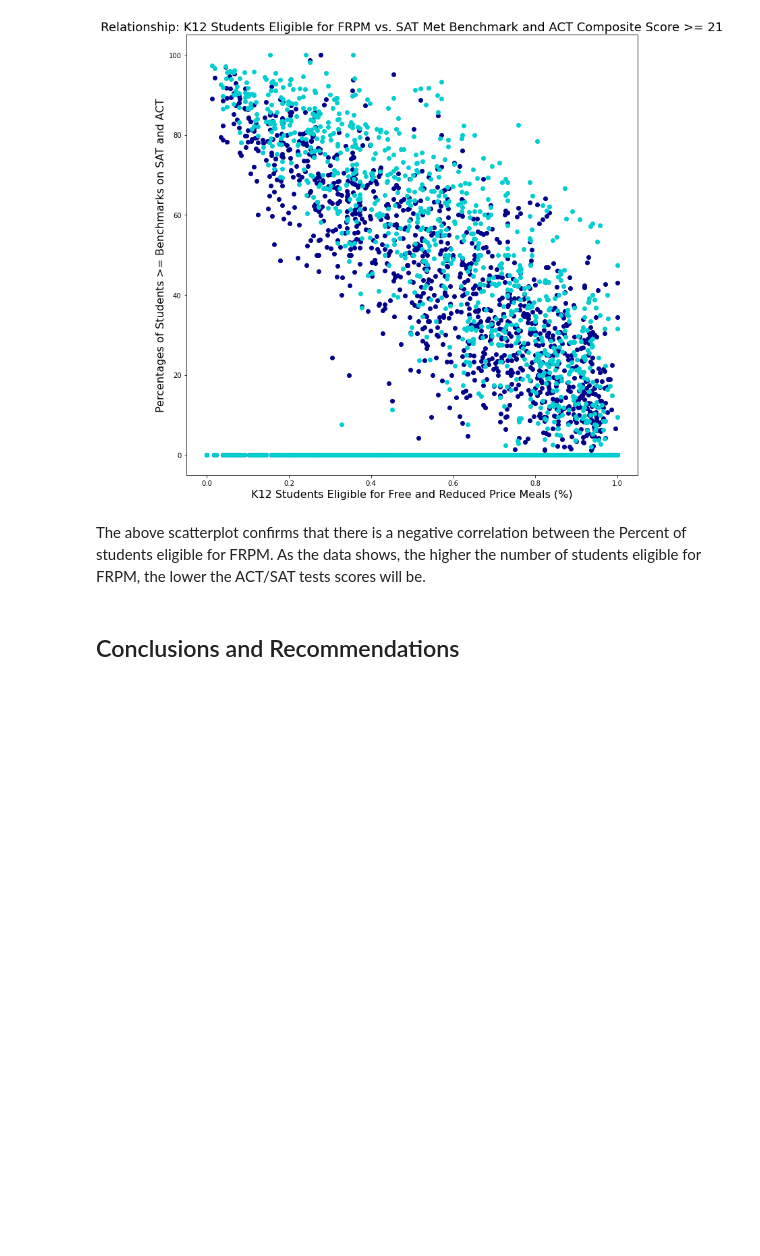
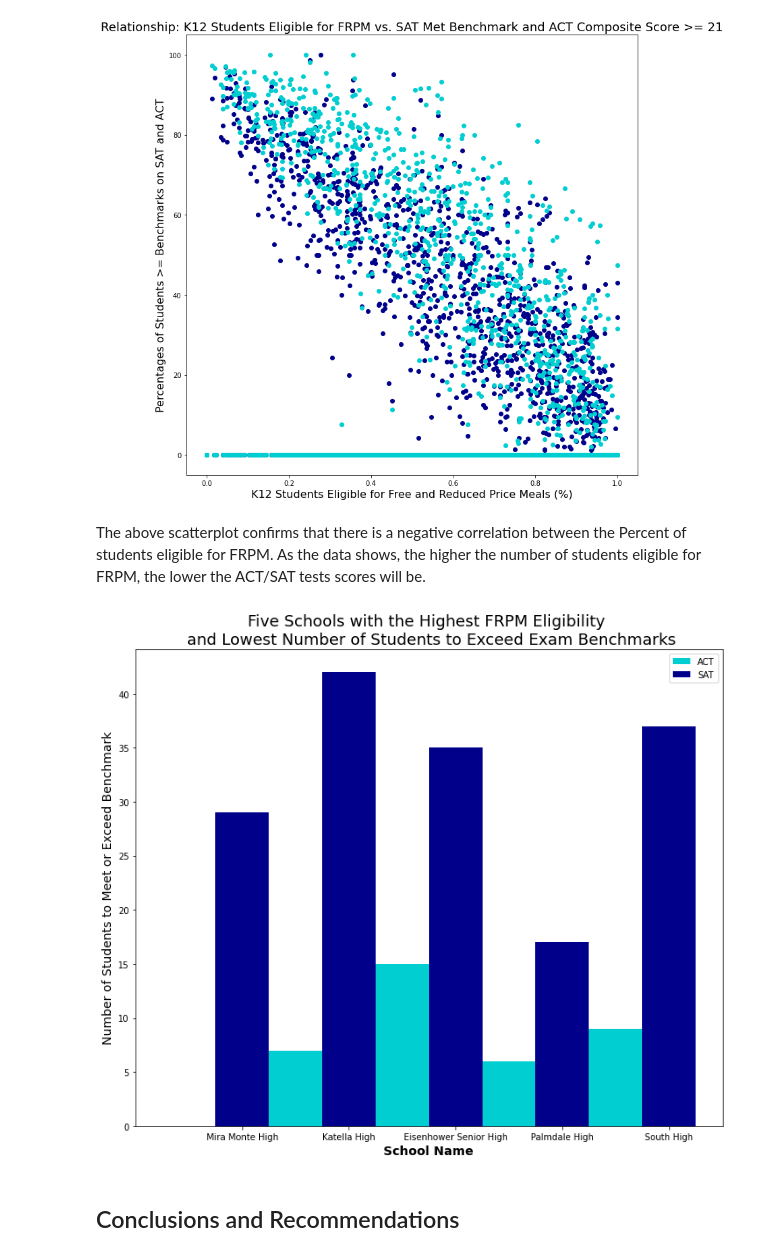
Before and after one commit to brandiehatch/project-1, a Jupyter notebook: hatch_frpm_sat_act_ca_2022.ipynb, the cells around one changed output. Cells and saved outputs as stored; diff of their text form; code cells hidden in the pictures; blank space fills up the shorter version.

```diff
--- a/hatch_frpm_sat_act_ca_2022.ipynb
+++ b/hatch_frpm_sat_act_ca_2022.ipynb
@@ -819,0 +845,3 @@ ACT 0.74
+# %%
+sort_act = frpm_act_sat[(frpm_act_sat['frpm_count_k12']>=2000) & (frpm_act_sat['act_num_comp_ge21']<=15) & (frpm_act_sat['act_num_test_takers']!=0)].sort_values(['frpm_count_k12'], ascending=False)
+sort_act
@@ -819,0 +860,3 @@ ACT 0.74
+# %%
+sort_sat = frpm_act_sat[(frpm_act_sat['frpm_count_k12']>=2000) & (frpm_act_sat['sat_tot_num_benchmark']<=42) & (frpm_act_sat['sat_num_test_takers']!=0)].sort_values(['frpm_count_k12'], ascending=False)
+sort_sat
@@ -819,0 +875,3 @@ ACT 0.74
+# %%
+sort_act_sat = sort_act.merge(sort_sat)
+sort_act_sat
@@ -929,6 +1007,29 @@ plt.ylabel('Percentages of Students >= Benchmarks on SAT and ACT', fontsize=16);
 [figure]
 # %% [markdown]
 The above scatterplot confirms that there is a negative correlation between the Percent of students eligible for FRPM. As the data shows, the higher the number of students eligible for FRPM, the lower the ACT/SAT tests scores will be.
+# %%
+# 5 Other Graph to show the five schools with the highest FRPM eligibility and lowest number of students to meet or exceed exam benchmarks
+plt.figure(figsize=(12,10))
+y = 'school_name'
+barwidth = 0.50
+widtha = sort_act_sat['act_num_comp_ge21']
+widthb = sort_act_sat['sat_tot_num_benchmark']
+
+r1 = np.arange(len(widtha))
+r2 = [i + barwidth for i in r1]
+
+plt.bar(r1, widtha, color='darkturquoise', width=barwidth, label="ACT")
+plt.bar(r2, widthb, color="darkblue", width=barwidth, label="SAT")
+plt.title("Five Schools with the Highest FRPM Eligibility \n and Lowest Number of Students to Exceed Exam Benchmarks", fontsize="18")
+plt.ylabel("Number of Students to Meet or Exceed Benchmark", fontsize="14")
+plt.xlabel("School Name", fontsize="14")
+
+plt.xlabel('School Name', fontweight='bold')
+plt.xticks([r + barwidth for r in range(len(widtha))], sort_act_sat['school_name'])
+
+plt.legend();
+# %% [output]
+[figure, added]
 # %% [markdown]
 ## Conclusions and Recommendations
 # %% [markdown]
```
Also changed, not shown: parts of 11 cells of this notebook.
